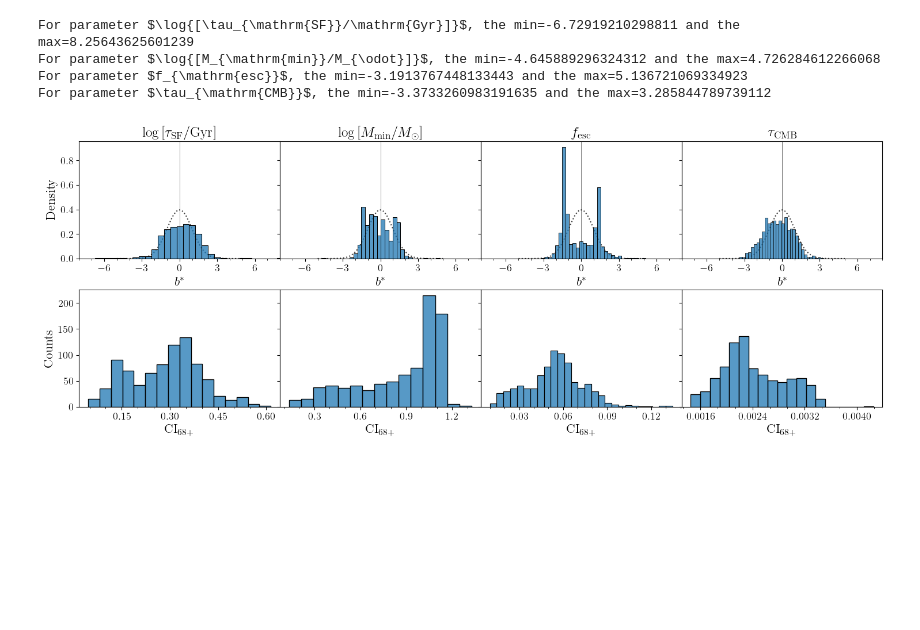
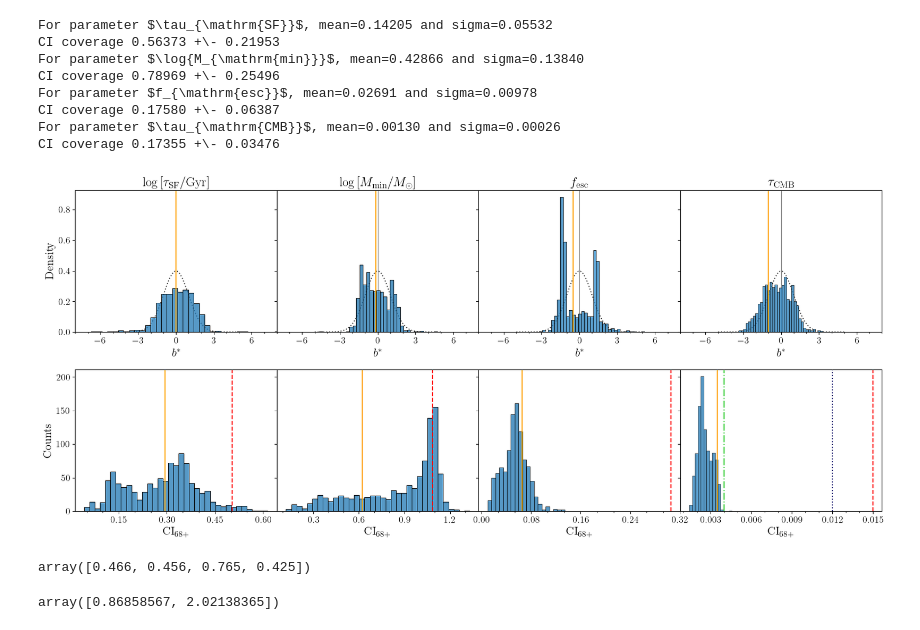
Before and after one commit to lisaleemcb/alfred, a Jupyter notebook: notebooks/plot_flattened_biases.ipynb, the cells around one changed output. Drawn from its saved outputs; the diff is of its cells as text; code cells hidden in the pictures; blank space fills up the shorter version.

```diff
--- a/notebooks/plot_flattened_biases.ipynb
+++ b/notebooks/plot_flattened_biases.ipynb
@@ -62,0 +100,3 @@ prior_hists = [np.histogram(row, bins=30, density=True) for row in prior.T]
+# %%
+for i in range(len(fidmeans)):
+    print(f"{fidmeans[i]:.4f} +/- {fidsigmas[i]:4f}")
@@ -62,0 +108,3 @@ prior_hists = [np.histogram(row, bins=30, density=True) for row in prior.T]
+# %%
+nb_fid = fidbiases / fidsigmas
+nb_fid
@@ -155,43 +185,50 @@ plt.rcParams.update({
     "font.family": "serif",  # Use serif font
     "font.serif": ["Computer Modern Roman"],  # LaTeX's default font
 })
-# %%
-astro_wunits = [
-    r"$\log{f_X}$",
-    r"$r_{\mathrm{H/S}}$",
-    r"$\log{[\tau_{\mathrm{SF}}/\mathrm{Gyr}]}$",
-    r"$\log{[M_{\mathrm{min}}/M_{\odot}]}$",
-    r"$f_{\mathrm{esc}}$",
-    r"$\tau_{\mathrm{CMB}}$",
-    r"$A_{\mathrm{hkSZ}}$",
-]
+# %%
+prior_CI = get_ci(priors_samples[:,:3], config.sn, ci=68, edges=False)
 # %%
-fig, ax = plt.subplots(2,4, sharex=False, sharey='row', figsize=(18,6))
+fig, ax = plt.subplots(2,4, sharex=False, sharey='row', figsize=(20,8))
 fig.subplots_adjust(wspace=0.0, hspace=.265)
 
 [ax[0,i].axvline(0.0, color='black', alpha=.75, lw=.5, ls='-', zorder=0) for i in range(4)]
 # [ax[1,i].axvline(1.0, color='black', alpha=.5) for i in range(4)]
 
-
-for i, pname in enumerate(astro_wunits[2:-1]):
+for i, pname in enumerate(astro_wunits[2:-2]):
+    nbins = 35
     ax[0,i].set_title(pname, fontsize=18)
 
-    nb = biases[:,i] / sigma_max_68[:,i]
+    ax[0,i].axvline(nb_fid[i], color='orange')
+
+    nb = biases[:-19,i] / sigma[:-19,i]
 
     x = np.linspace(-5,5)
     ax[0,i].plot(x, np.exp(-.5 * x**2) / np.sqrt(2.0 * np.pi), color='black', alpha=.75, ls=':', zorder=0)
 
 
  #   sns.histplot(np.random.normal(size=len(nb)), ax=ax[0,i], stat='density', bins=bins, alpha=.25, color='black')
-    sns.histplot(nb, ax=ax[0,i], bins=30, stat='density', alpha=.75)
-    print(f"For parameter {pname}, the min={nb.min()} and the max={nb.max()}")
+    sns.histplot(nb, ax=ax[0,i], bins=nbins, stat='density', alpha=.75)
+
 
 
     # counts, bin_edges, patches = ax[1,i].hist(2 * sigma_max_68[:,i],
     #                                   bins=bins, density=True, alpha=1.0)
 
-    CI = 2 * sigma_max_68[:,i]
-    sns.histplot(CI, ax=ax[1,i], alpha=.75)
+    CI = 2 * sigma[:-19,i]
+    ax[1,i].axvline(2 * fidsigmas[i], color='orange')
+    ax[1,i].axvline(prior_CI[i], color='red', ls='--')
+
+    print(f"For parameter {astro_pnames_formatted[2+i]}, mean={np.mean(sigma[:-19,i]):.5f} and sigma={np.std(sigma[:-19,i]):.5f}")
+    print(f"CI coverage {np.mean(CI)/prior_CI[i]:.5f} +\- {np.std(CI)/prior_CI[i]:.5f}")
+
+    if i ==2:
+        nbins = 20
+    if i ==3:
+        nbins = 15
+    if i == 3:
+        ax[1,i].axvline(2 * .006, color=colors[4], ls=':')
+        ax[1,i].axvline(2 * 0.002, color='limegreen', ls='dashdot')
+    sns.histplot(CI, ax=ax[1,i], bins=nbins, alpha=.75)
 
     ax[0,i].set_ylabel('')
     ax[1,i].set_ylabel('')
@@ -216,35 +253,47 @@ for i, pname in enumerate(astro_wunits[2:-1]):
 #         patches[j].set_edgecolor(sns.color_palette()[0])
 
 #     # sns.histplot(2 * np.max(np.abs(stats_v2['intervals95']), axis=2)[:,i] / widths[i], stat='density', bins=bins, ax=ax[1,i])
 #     mean_CI = 2 * np.mean(np.max(np.abs(stats_v2['intervals95']), axis=2)[:,i] / widths[i])
 #     std_CI = 2 * np.std(np.max(np.abs(stats_v2['intervals95']), axis=2)[:,i] / widths[i])
 #     ax[1,i].axvline(mean_CI, color=darker)
 #     ax[1,i].axvspan(mean_CI - std_CI, mean_CI + std_CI, color=darker, alpha=.15)
 # #    ax[1,i].axvspan(1.0, 1.75, color='black', hatch='//', fill=False, alpha=.5, zorder=0)
 #     ax[1,i].axvline(fidCI[i] / widths[i], color=sns.color_palette()[1])
 #     if i == 3:
 #         ax[1,i].axvline((2 * .006) / widths[i], color=sns.color_palette()[2], ls=(0, (5, 1)), lw=.9, alpha=.9)
 
 #     print(f"\t mean_CI={mean_CI:.3f}, std_CI={std_CI:3f}")
 #     print()
 
 [ax[0,i].set_xlabel(r"$b^*$", fontsize=16) for i in range(4)]
 [ax[1,i].set_xlabel(r"$\mathrm{CI}_{68+}$", fontsize=16) for i in range(4)]
 
 # ax[0,0].set_ylabel(r"$\hat{p}(\theta)$", fontsize=16)
 ax[0,0].set_ylabel(r"Density", fontsize=16)
 ax[1,0].set_ylabel(r"Counts", fontsize=16)
 
 
 [ax[0,i].set_xlim(-8,8) for i in range(4)]
 # [ax[0,i].set_ylim(0.0,.95) for i in range(4)]
 
 # [ax[1,i].set_ylim(0.0,225) for i in range(4)]
 
 fig.savefig('biases.pdf', bbox_inches='tight', pad_inches=0.05, dpi=300)
 # %% [output]
-For parameter $\log{[\tau_{\mathrm{SF}}/\mathrm{Gyr}]}$, the min=-6.72919210298811 and the max=8.25643625601239
-For parameter $\log{[M_{\mathrm{min}}/M_{\odot}]}$, the min=-4.645889296324312 and the max=4.726284612266068
-For parameter $f_{\mathrm{esc}}$, the min=-3.1913767448133443 and the max=5.136721069334923
-For parameter $\tau_{\mathrm{CMB}}$, the min=-3.3733260983191635 and the max=3.285844789739112
+For parameter $\tau_{\mathrm{SF}}$, mean=0.14205 and sigma=0.05532
+CI coverage 0.56373 +\- 0.21953
+For parameter $\log{M_{\mathrm{min}}}$, mean=0.42866 and sigma=0.13840
+CI coverage 0.78969 +\- 0.25496
+For parameter $f_{\mathrm{esc}}$, mean=0.02691 and sigma=0.00978
+CI coverage 0.17580 +\- 0.06387
+For parameter $\tau_{\mathrm{CMB}}$, mean=0.00130 and sigma=0.00026
+CI coverage 0.17355 +\- 0.03476
-[figure, old version]
+[figure, new version]
+# %%
+np.mean(np.abs(biases[:-19] / sigma[:-19]) > 1, axis=0)
+# %% [output]
+array([0.466, 0.456, 0.765, 0.425])
+# %%
+priors[2] - np.log10(1e2)
+# %% [output]
+array([0.86858567, 2.02138365])
```
Also changed, not shown: parts of 17 cells of this notebook, 1 other file.
